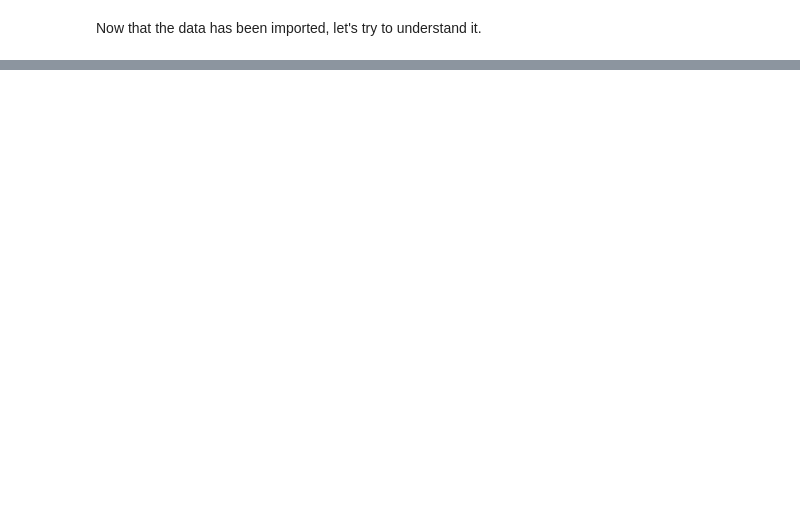
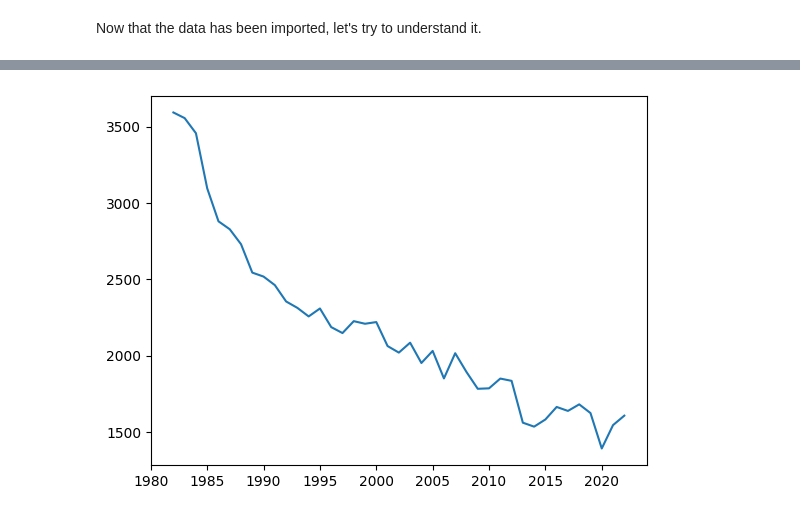
Before and after one commit to mnejaime/ntsb-analysis, a Jupyter notebook: notebook.ipynb, the cells around one changed output, grey strips where cells are left out. Saved outputs shown, nothing was run; the diff lists cells and outputs as text; code cells hidden in the pictures; blank space fills up the shorter version.

Commit message:
restructure notebook / begin to plot

```diff
--- a/notebook.ipynb
+++ b/notebook.ipynb
@@ -64,0 +149,8 @@ avdata[['FAR.Description', 'Purpose.of.flight', 'Broad.phase.of.flight']].descri
+# %%
+# Use the standardize function!
+
+df = standardize_far_parts(df)
+# %%
+# Add a Year column
+
+df['Year'] = pd.to_datetime(df['Event.Date']).dt.year
@@ -64,0 +162,13 @@ avdata[['FAR.Description', 'Purpose.of.flight', 'Broad.phase.of.flight']].descri
+# %%
+# Created a new df grouping years together and counting the number of entries per year.
+
+df_year_acc = df.groupby('Year').size().reset_index(name='Accidents')
+# %%
+# There are only a few entries in the years below 1982. Let's strip those so the data is cleaner
+
+df_year_acc = df_year_acc[df_year_acc['Year'] > 1981]
+# %%
+plt.plot(df_year_acc["Year"], df_year_acc["Accidents"])
+plt.show()
+# %% [output]
+[figure, added]
```
Also changed, not shown: parts of 15 cells of this notebook, 2 other files.
